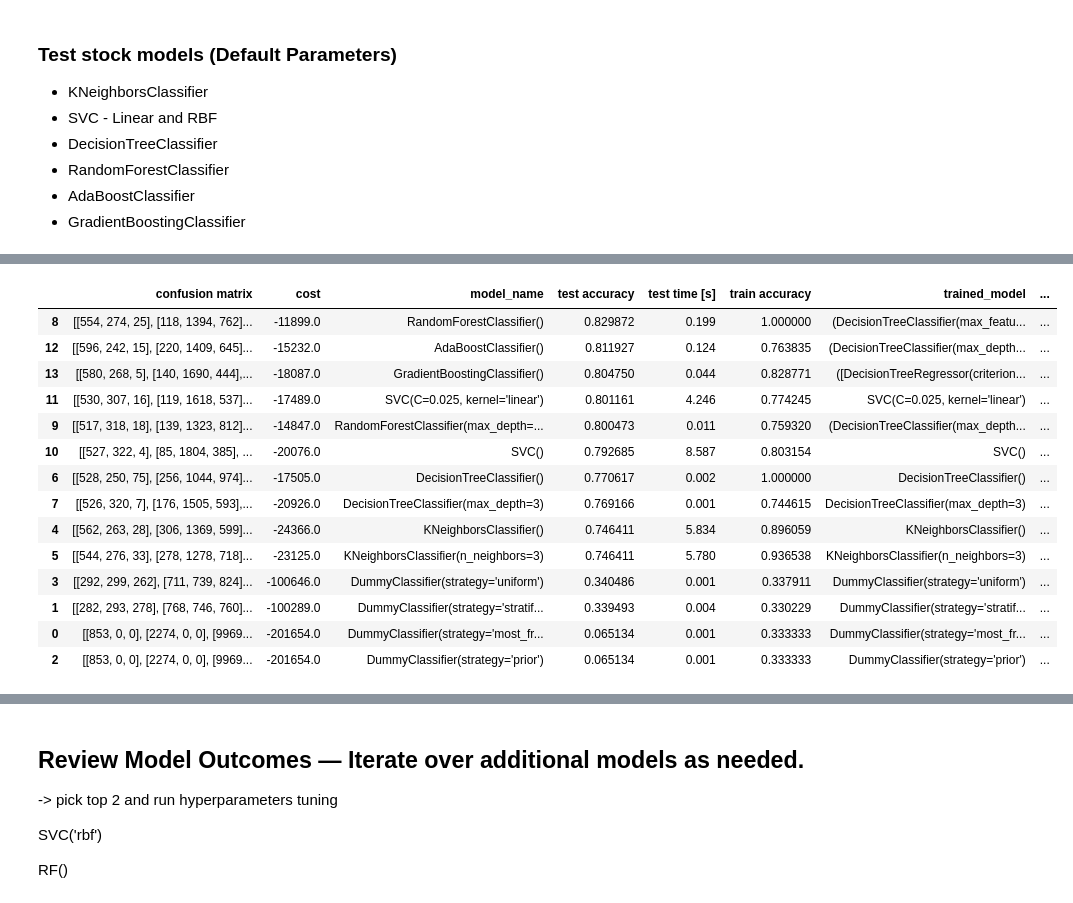
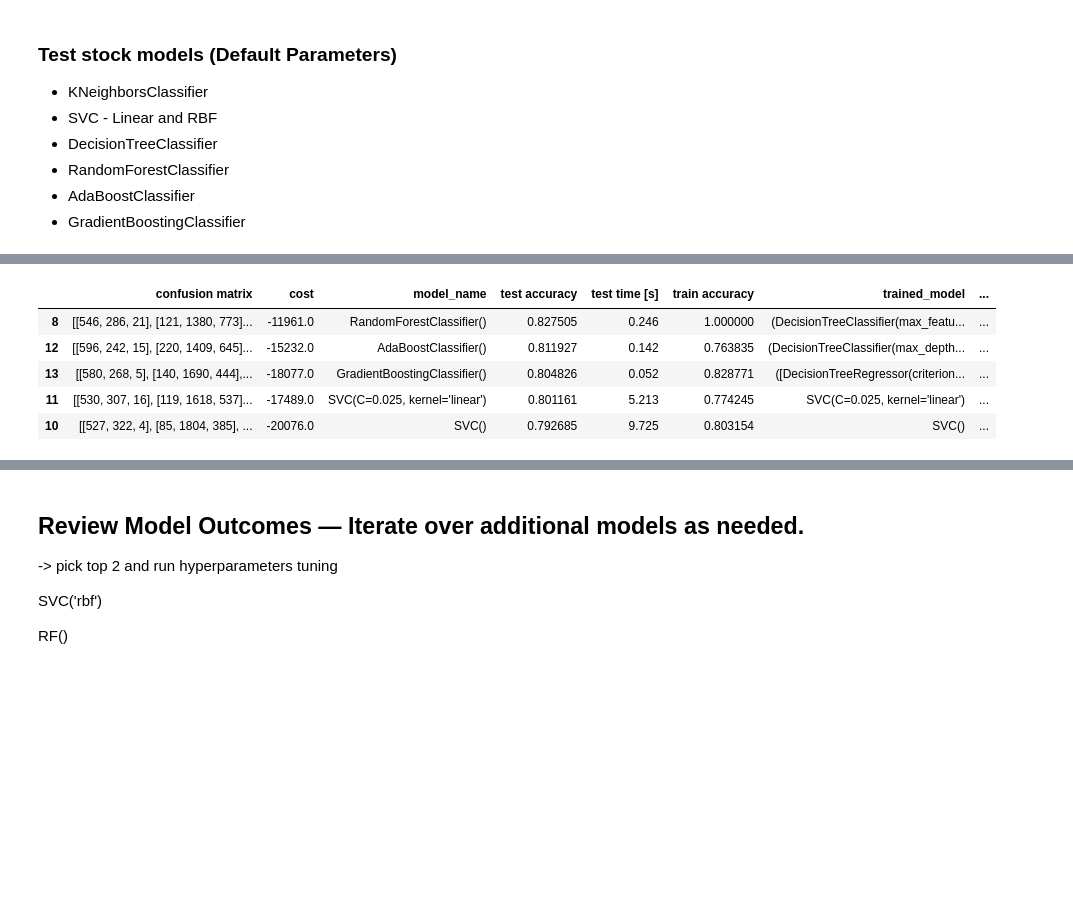
Before and after one commit to andrea-fantini/Predictive_Maintenance_Fanjet, a Jupyter notebook: notebooks/5 - Modeling.ipynb, the cells around one changed output, grey strips where cells are left out. Drawn from its saved outputs; the diff is of its cells as text; code cells hidden in the pictures; blank space fills up the shorter version.

```diff
--- a/notebooks/5 - Modeling.ipynb
+++ b/notebooks/5 - Modeling.ipynb
@@ -79,3 +81,17 @@ test_df.head()
 | 2 | 0.00554 | 0.376506 | 0.346632 | 0.322248 | 0.685990 | 0.227273 | 0.158081 | 0.386905 | 0.699360 | 0.220588 | 0.155640 | ... |
 | 3 | 0.00831 | 0.370482 | 0.285154 | 0.408001 | 0.679549 | 0.196970 | 0.105717 | 0.255952 | 0.573561 | 0.250000 | 0.170090 | ... |
 | 4 | 0.01108 | 0.391566 | 0.352082 | 0.332039 | 0.694042 | 0.166667 | 0.102396 | 0.273810 | 0.737740 | 0.220588 | 0.152751 | ... |
+# %%
+cost_matrix = [[0,1,1],[1,0,1],[20,10,0]]
+categories = ['normal (1)','warning (2)','alert (3)']
+
+fig = plt.figure(figsize=(6,6))
+sns.set(font_scale=1.2)
+ax = sns.heatmap(cost_matrix, annot=cost_matrix, fmt='', cmap='Reds', cbar=False, xticklabels=categories)
+ax.set_yticklabels(categories, rotation=90, va="center")
+sns.set(font_scale=1.4)
+ax.set_ylabel('True Label')
+ax.set_xlabel('Predicted Label')
+sns.set(font_scale=2)
+ax.set_title('Cost Matrix')
+plt.savefig("../figures/Cost_Matrix.png")
@@ -273,8 +292,9 @@ short_names = ['most_frequent', 'stratified', 'prior', 'uniform'] + ['KNN()',
                  'Gradient()'
                 ]
 # %%
-for m in tqdm(models_to_try) :
-    res = try_model(m, X_train_scaled, y_train, X_test_scaled, y_test)
-    models_summary = models_summary.append(res, ignore_index=True)
-    res_over = try_model(m, X_train_over_scaled, y_train_over, X_test_scaled, y_test)
-    models_summary_over = models_summary_over.append(res_over, ignore_index=True)
+# Commented for speed of execution - results are saved in pickles
+# for m in tqdm(models_to_try) :
+#     res = try_model(m, X_train_scaled, y_train, X_test_scaled, y_test)
+#     models_summary = models_summary.append(res, ignore_index=True)
+#     res_over = try_model(m, X_train_over_scaled, y_train_over, X_test_scaled, y_test)
+#     models_summary_over = models_summary_over.append(res_over, ignore_index=True)
@@ -299 +372,10 @@ Trying Model :GradientBoostingClassifier()
+# %%
+pkl_filename = "../data/pickle_models_summary_2020-10-12.pkl"
+with open(pkl_filename, 'rb') as file:
+    models_summary = pickle.load(file)
+
+
+pkl_filename = "../data/pickle_models_summary_over_2020-10-12.pkl"
+with open(pkl_filename, 'rb') as file:
+    models_summary_over = pickle.load(file)
 # %%
@@ -317,19 +390,10 @@ models_summary.sort_values(by=['test accuracy'], ascending=False)
 # %%
-models_summary_over.sort_values(by=['test accuracy'], ascending=False)
+models_summary_over.sort_values(by=['test accuracy'], ascending=False).head()
 # %% [output]
 |  | confusion matrix | cost | model_name | test accuracy | test time [s] | train accuracy | trained_model | ... |
-| 8 | [[554, 274, 25], [118, 1394, 762]... | -11899.0 | RandomForestClassifier() | 0.829872 | 0.199 | 1.000000 | (DecisionTreeClassifier(max_featu... | ... |
-| 12 | [[596, 242, 15], [220, 1409, 645]... | -15232.0 | AdaBoostClassifier() | 0.811927 | 0.124 | 0.763835 | (DecisionTreeClassifier(max_depth... | ... |
-| 13 | [[580, 268, 5], [140, 1690, 444],... | -18087.0 | GradientBoostingClassifier() | 0.804750 | 0.044 | 0.828771 | ([DecisionTreeRegressor(criterion... | ... |
-| 11 | [[530, 307, 16], [119, 1618, 537]... | -17489.0 | SVC(C=0.025, kernel='linear') | 0.801161 | 4.246 | 0.774245 | SVC(C=0.025, kernel='linear') | ... |
-| 9 | [[517, 318, 18], [139, 1323, 812]... | -14847.0 | RandomForestClassifier(max_depth=... | 0.800473 | 0.011 | 0.759320 | (DecisionTreeClassifier(max_depth... | ... |
-| 10 | [[527, 322, 4], [85, 1804, 385], ... | -20076.0 | SVC() | 0.792685 | 8.587 | 0.803154 | SVC() | ... |
-| 6 | [[528, 250, 75], [256, 1044, 974]... | -17505.0 | DecisionTreeClassifier() | 0.770617 | 0.002 | 1.000000 | DecisionTreeClassifier() | ... |
-| 7 | [[526, 320, 7], [176, 1505, 593],... | -20926.0 | DecisionTreeClassifier(max_depth=3) | 0.769166 | 0.001 | 0.744615 | DecisionTreeClassifier(max_depth=3) | ... |
-| 4 | [[562, 263, 28], [306, 1369, 599]... | -24366.0 | KNeighborsClassifier() | 0.746411 | 5.834 | 0.896059 | KNeighborsClassifier() | ... |
-| 5 | [[544, 276, 33], [278, 1278, 718]... | -23125.0 | KNeighborsClassifier(n_neighbors=3) | 0.746411 | 5.780 | 0.936538 | KNeighborsClassifier(n_neighbors=3) | ... |
-| 3 | [[292, 299, 262], [711, 739, 824]... | -100646.0 | DummyClassifier(strategy='uniform') | 0.340486 | 0.001 | 0.337911 | DummyClassifier(strategy='uniform') | ... |
-| 1 | [[282, 293, 278], [768, 746, 760]... | -100289.0 | DummyClassifier(strategy='stratif... | 0.339493 | 0.004 | 0.330229 | DummyClassifier(strategy='stratif... | ... |
-| 0 | [[853, 0, 0], [2274, 0, 0], [9969... | -201654.0 | DummyClassifier(strategy='most_fr... | 0.065134 | 0.001 | 0.333333 | DummyClassifier(strategy='most_fr... | ... |
-| 2 | [[853, 0, 0], [2274, 0, 0], [9969... | -201654.0 | DummyClassifier(strategy='prior') | 0.065134 | 0.001 | 0.333333 | DummyClassifier(strategy='prior') | ... |
+| 8 | [[546, 286, 21], [121, 1380, 773]... | -11961.0 | RandomForestClassifier() | 0.827505 | 0.246 | 1.000000 | (DecisionTreeClassifier(max_featu... | ... |
+| 12 | [[596, 242, 15], [220, 1409, 645]... | -15232.0 | AdaBoostClassifier() | 0.811927 | 0.142 | 0.763835 | (DecisionTreeClassifier(max_depth... | ... |
+| 13 | [[580, 268, 5], [140, 1690, 444],... | -18077.0 | GradientBoostingClassifier() | 0.804826 | 0.052 | 0.828771 | ([DecisionTreeRegressor(criterion... | ... |
+| 11 | [[530, 307, 16], [119, 1618, 537]... | -17489.0 | SVC(C=0.025, kernel='linear') | 0.801161 | 5.213 | 0.774245 | SVC(C=0.025, kernel='linear') | ... |
+| 10 | [[527, 322, 4], [85, 1804, 385], ... | -20076.0 | SVC() | 0.792685 | 9.725 | 0.803154 | SVC() | ... |
 # %%
```
Also changed, not shown: parts of 45 cells of this notebook, 5 other files.
